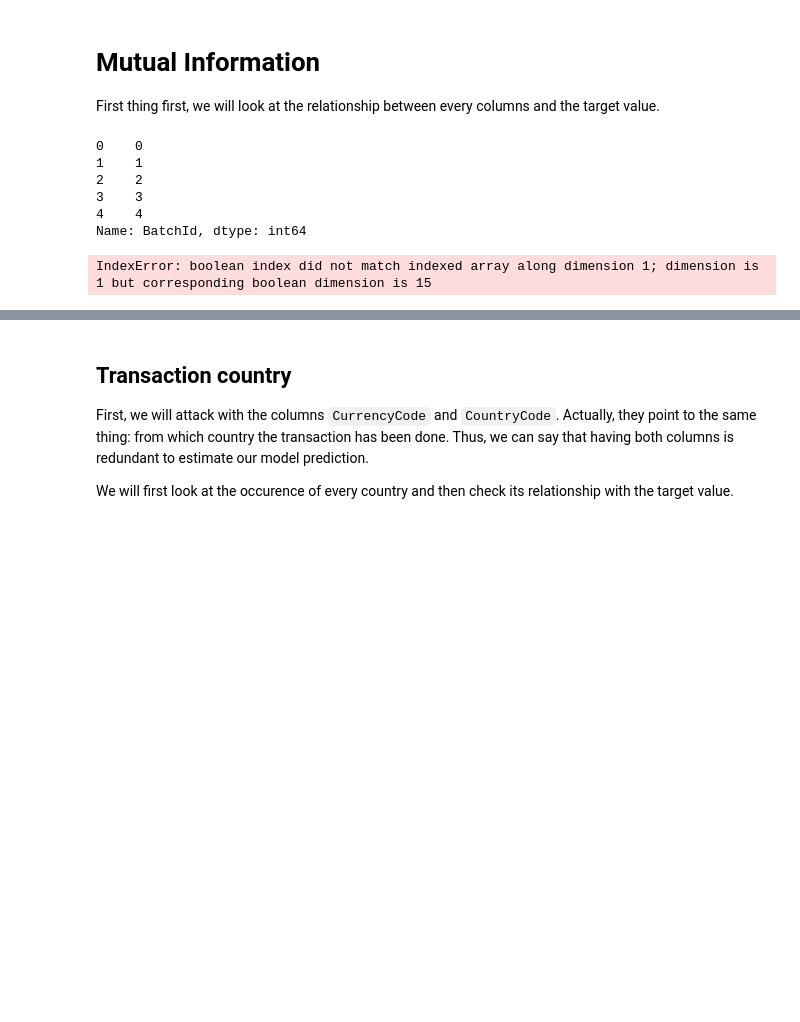
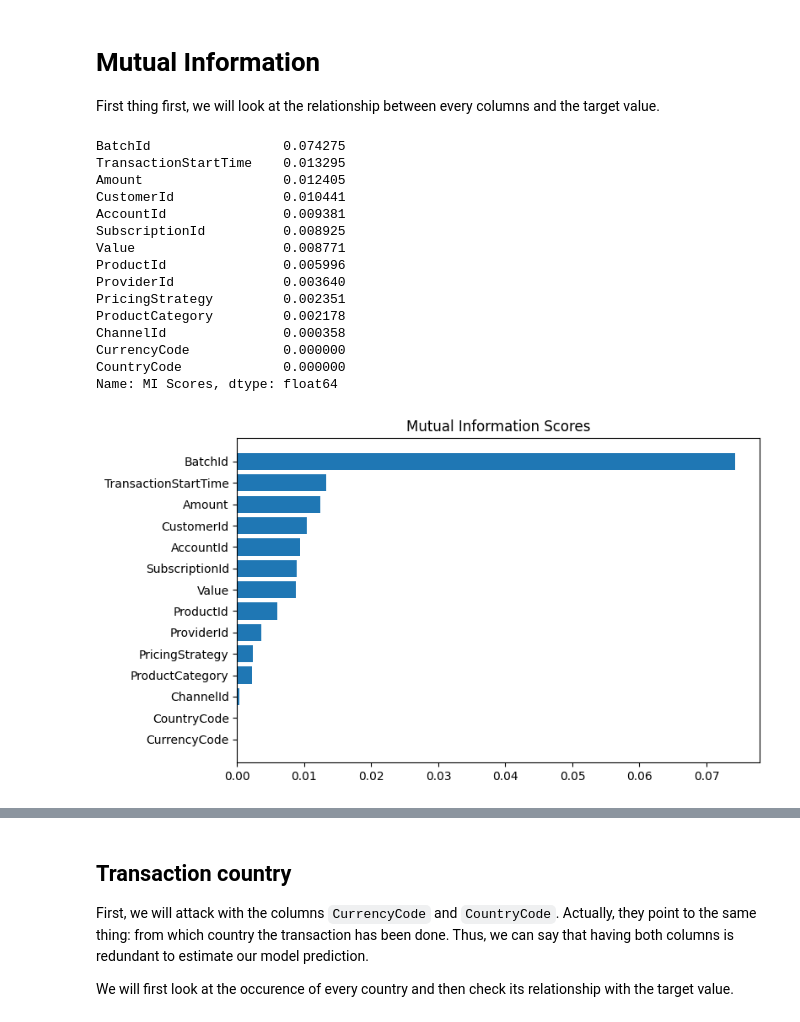
Before and after one commit to alex210501/AI5L-L1-FraudDetection, a Jupyter notebook: ml_project.ipynb, the cells around one changed output, grey strips where cells are left out. Cells and saved outputs as stored; diff of their text form; code cells hidden in the pictures; blank space fills up the shorter version.

```diff
--- a/ml_project.ipynb
+++ b/ml_project.ipynb
@@ -89,14 +96,36 @@ for colname in X.select_dtypes("object"):
 
 # Get the discrete features by checking that it is a int
 discrete_features = X.dtypes == int
-print(X.head())
-mi_scores = make_mi_scores(X.head(10), y.head(10), discrete_features)
-# mi_scores[::3]  # show a few features with their MI scores
+
+mi_scores = make_mi_scores(X, y, discrete_features)
+mi_scores
 # %% [output]
-0    0
-1    1
-2    2
-3    3
-4    4
-Name: BatchId, dtype: int64
+BatchId                 0.074275
+TransactionStartTime    0.013295
+Amount                  0.012405
+CustomerId              0.010441
+AccountId               0.009381
+SubscriptionId          0.008925
+Value                   0.008771
+ProductId               0.005996
+ProviderId              0.003640
+PricingStrategy         0.002351
+ProductCategory         0.002178
+ChannelId               0.000358
+CurrencyCode            0.000000
+CountryCode             0.000000
+Name: MI Scores, dtype: float64
-IndexError: boolean index did not match indexed array along dimension 1; dimension is 1 but corresponding boolean dimension is 15
+# %%
+def plot_mi_scores(scores):
+    scores = scores.sort_values(ascending=True)
+    width = np.arange(len(scores))
+    ticks = list(scores.index)
+    plt.barh(width, scores)
+    plt.yticks(width, ticks)
+    plt.title("Mutual Information Scores")
+
+
+plt.figure(dpi=100, figsize=(8, 5))
+plot_mi_scores(mi_scores)
+# %% [output]
+[figure, added]
```
Also changed, not shown: parts of 20 cells of this notebook.
